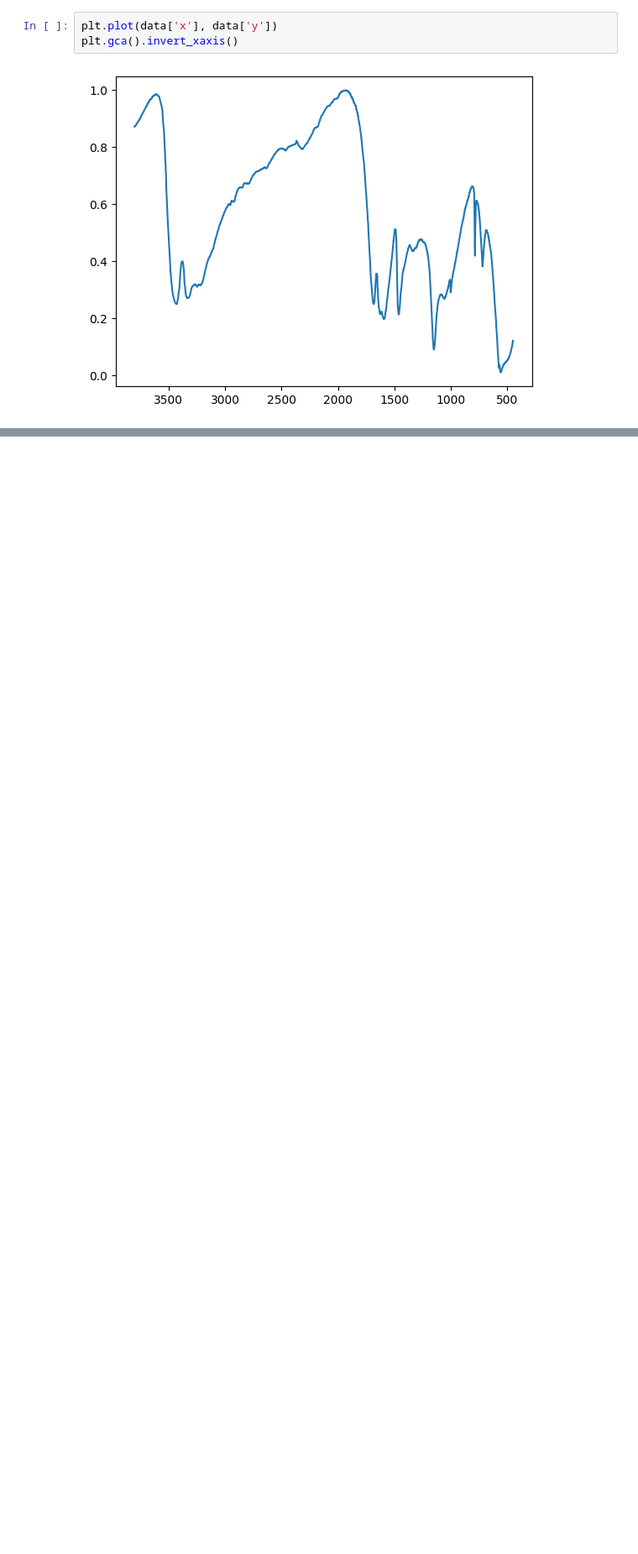
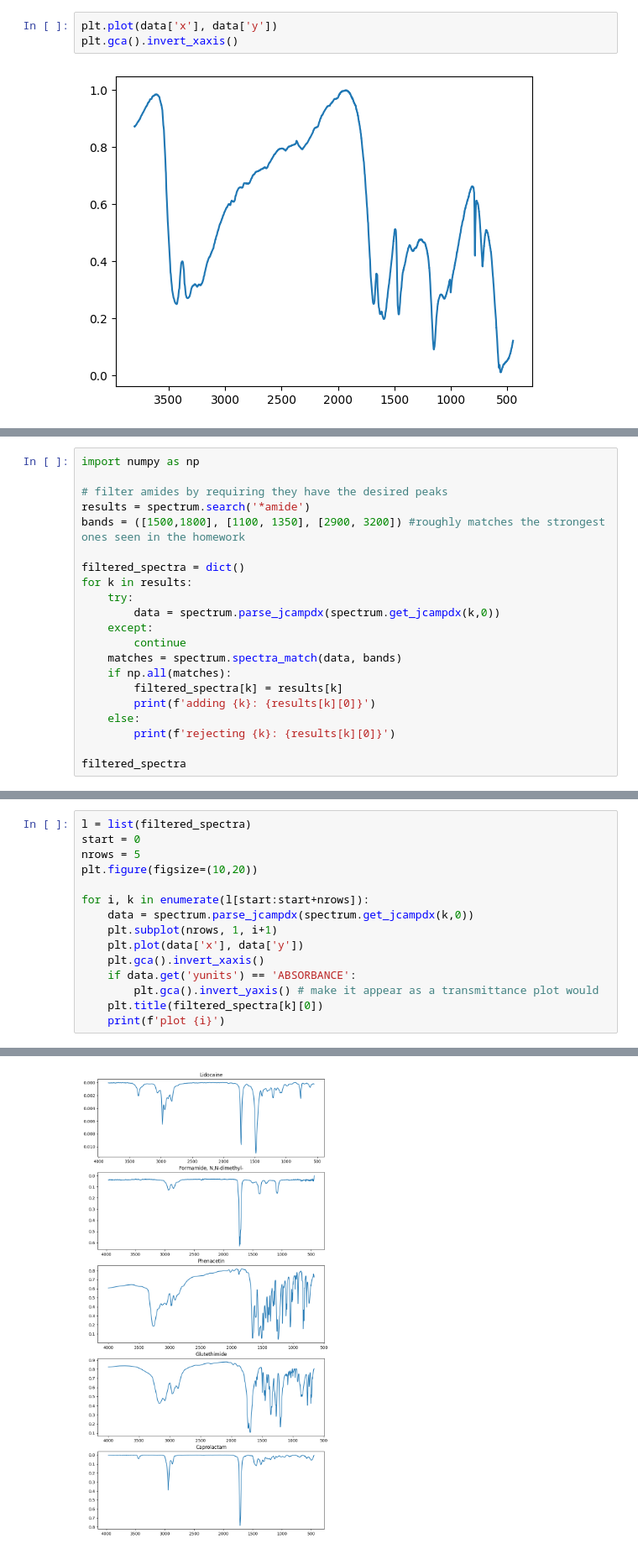
Before and after one commit to kcw1375/nist-webbook-ir, a Jupyter notebook: Experimenting.ipynb, the cells around one changed output, grey strips where cells are left out. Shown at 84% size. Drawn from its saved outputs; the diff is of its cells as text; blank space fills up the shorter version.

Commit message:
add example of filtering and plotting

```diff
--- a/Experimenting.ipynb
+++ b/Experimenting.ipynb
@@ -62,0 +51,21 @@ TRANSMITTANCE
+# %%
+import numpy as np
+
+# filter amides by requiring they have the desired peaks
+results = spectrum.search('*amide')
+bands = ([1500,1800], [1100, 1350], [2900, 3200]) #roughly matches the strongest ones seen in the homework
+
+filtered_spectra = dict()
+for k in results:
+    try:
+        data = spectrum.parse_jcampdx(spectrum.get_jcampdx(k,0))
+    except:
+        continue
+    matches = spectrum.spectra_match(data, bands)
+    if np.all(matches):
+        filtered_spectra[k] = results[k]
+        print(f'adding {k}: {results[k][0]}')
+    else:
+        print(f'rejecting {k}: {results[k][0]}')
+
+filtered_spectra
@@ -62,0 +120,16 @@ TRANSMITTANCE
+# %%
+l = list(filtered_spectra)
+start = 0
+nrows = 5
+plt.figure(figsize=(10,20))
+
+for i, k in enumerate(l[start:start+nrows]):
+    data = spectrum.parse_jcampdx(spectrum.get_jcampdx(k,0))
+    plt.subplot(nrows, 1, i+1)
+    plt.plot(data['x'], data['y'])
+    plt.gca().invert_xaxis()
+    if data.get('yunits') == 'ABSORBANCE':
+        plt.gca().invert_yaxis() # make it appear as a transmittance plot would
+    plt.title(filtered_spectra[k][0])
+    print(f'plot {i}')
+# %% [output]
@@ -62,0 +141 @@ TRANSMITTANCE
+[figure, added]
```
Also changed, not shown: parts of 4 cells of this notebook.
